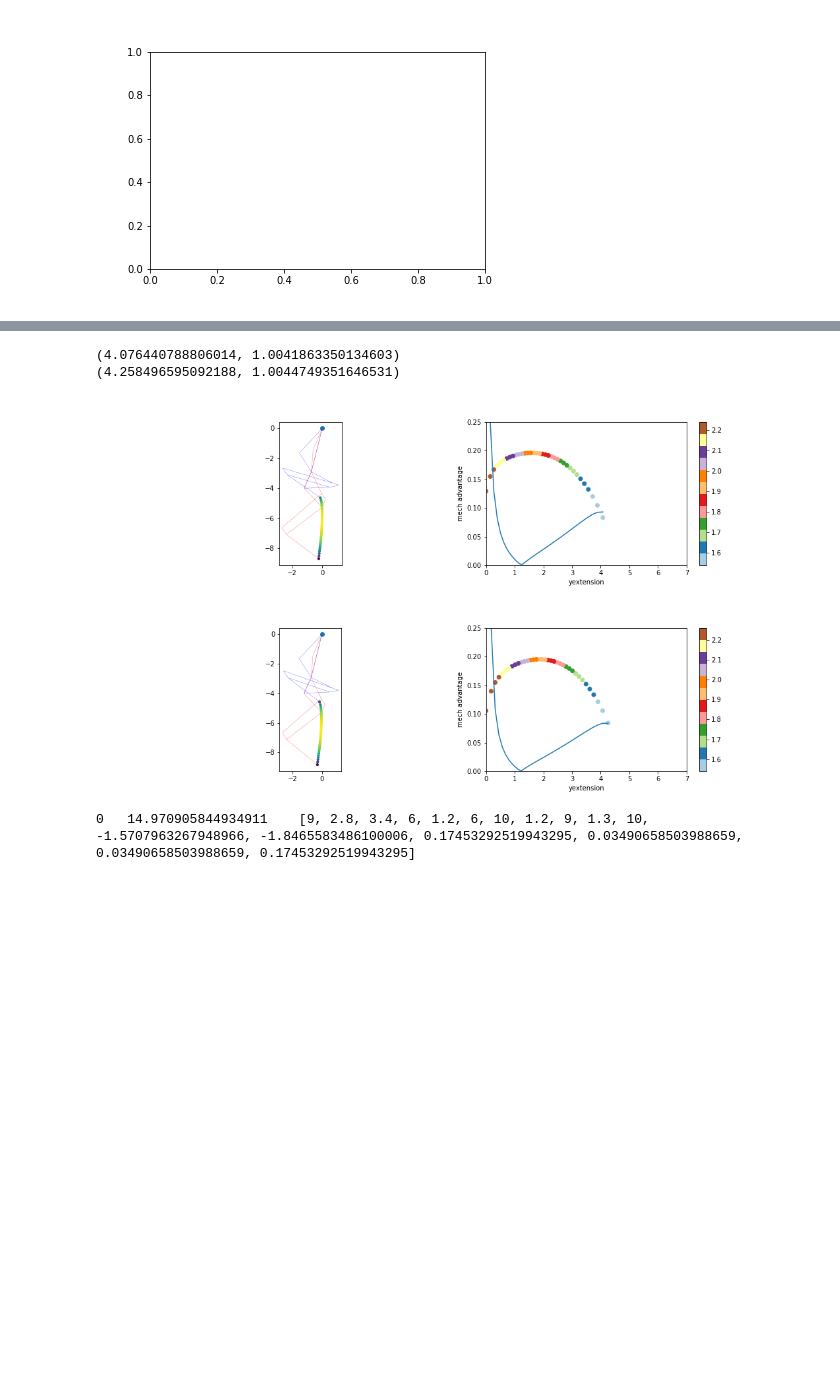
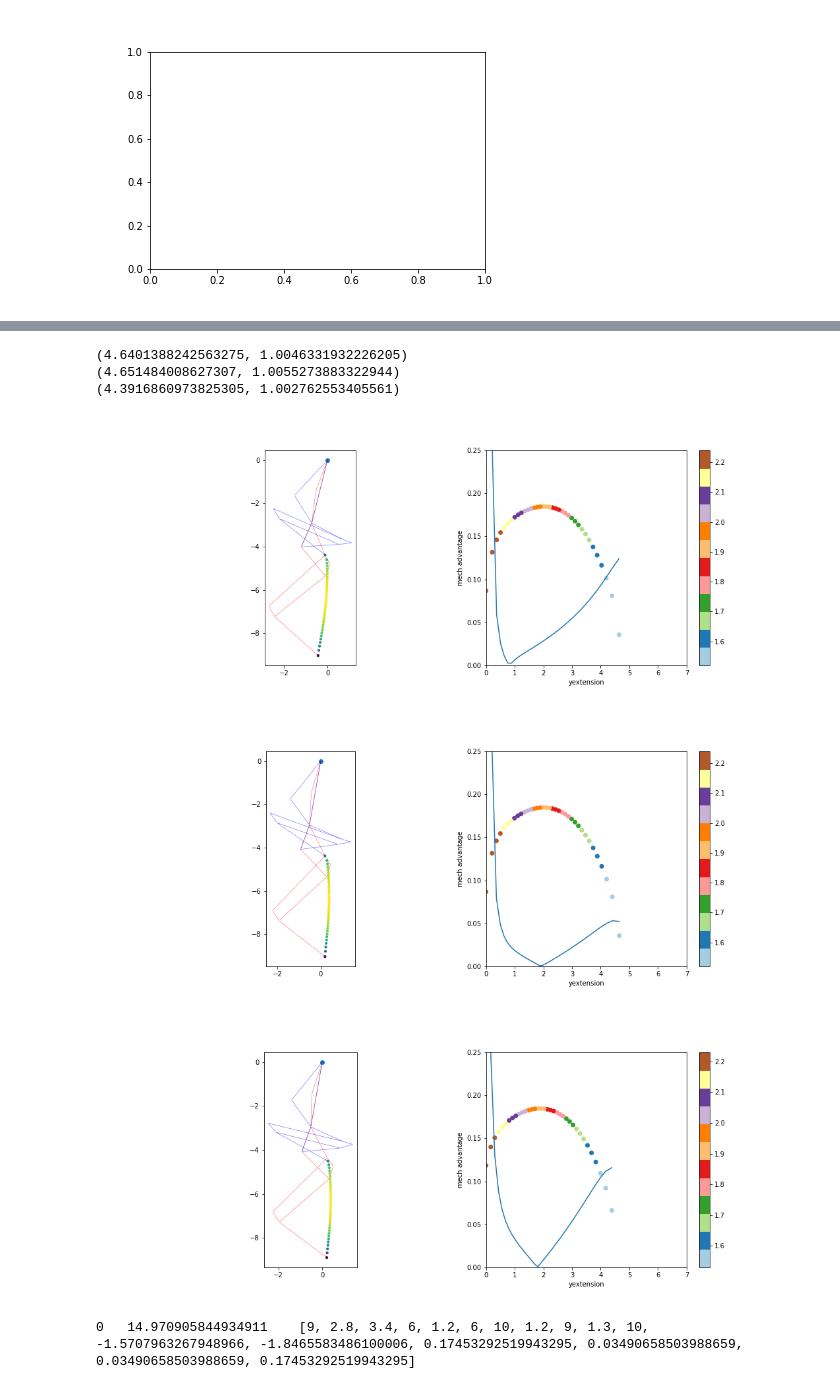
Before and after one commit to qwertpas/saltosim, a Jupyter notebook: notebooks/linkage.ipynb, the cells around one changed output, grey strips where cells are left out. Cells and saved outputs as stored; diff of their text form; code cells hidden in the pictures; blank space fills up the shorter version.

Commit message:
tuned more constants

```diff
--- a/notebooks/linkage.ipynb
+++ b/notebooks/linkage.ipynb
@@ -230,7 +230,7 @@ def plotLinks(color, alpha, ax=plt):
     return links
 # %%
 def try_config(min_Lx=4, max_Lx=8.4, step=0.1):
-    f, (ax1, ax2) = plt.subplots(1, 2, figsize=(15, 4))
+    f, (ax1, ax2) = plt.subplots(1, 2, figsize=(15, 6))
 
     ax1.scatter(0, 0)
 
@@ -328,52 +328,56 @@ def try_config(min_Lx=4, max_Lx=8.4, step=0.1):
 # %%
 # reset_link_constants()
 # print(try_config(min_Lx=1, max_Lx=3, step=0.02))
 
 reset_link_constants()
-L1 = 3
-L2 = 1.2
-L3 = 1.5
-L4 = 1.6
-L5 = 0.45
-L6 = 1.75
-L7 = 3.5
-L8 = 0.6
-L9 = 3
-L10 = 0.55
-L11 = 2.7
-theta1 = radians(-104)
-theta2 = radians(-114)
-thetaA = radians(30)
-thetaB = radians(-10)
-thetaC = radians(30)
-thetaD = radians(20)
-print(try_config(min_Lx=0.5, max_Lx=3, step=0.02))
-
-#good constants below
 reset_link_constants()
 L1 = 3
 L2 = 1.2
 L3 = 1.5
 L4 = 1.6
-L5 = 0.45
+L5 = 0.47
 L6 = 1.75
 L7 = 3.5
 L8 = 0.6
 L9 = 3
 L10 = 0.55
 L11 = 2.7
 theta1 = radians(-104)
 theta2 = radians(-114)
 thetaA = radians(30)
 thetaB = radians(-7)
 thetaC = radians(30)
 thetaD = radians(20)
 print(try_config(min_Lx=0.5, max_Lx=3, step=0.02))
+
+#good constants below
+reset_link_constants()
+L1 = 3
+L2 = 1.2
+L3 = 1.5
+L4 = 1.6
+L5 = 0.47
+L6 = 1.75
+L7 = 3.5
+L8 = 0.6
+L9 = 3
+L10 = 0.55
+L11 = 2.7
+theta1 = radians(-100)
+theta2 = radians(-110)
+thetaA = radians(30)
+thetaB = radians(-7)
+thetaC = radians(30)
+thetaD = radians(20)
+print(try_config(min_Lx=0.5, max_Lx=3, step=0.02))
+print(try_config(min_Lx=1.51, max_Lx=2.3, step=0.02))
 # %% [output]
-(4.076440788806014, 1.0041863350134603)
-(4.258496595092188, 1.0044749351646531)
+(4.6401388242563275, 1.0046331932226205)
+(4.651484008627307, 1.0055273883322944)
+(4.3916860973825305, 1.002762553405561)
-[figure, old version]
+[figure, new version]
-[figure, old version]
+[figure, new version]
+[figure, added]
 # %%
 from scipy.optimize import *
 def objective(param, info={'Nfeval':0}, min_Lx=4, max_Lx=8, step=0.05, doPlot=False):
```
Also changed, not shown: parts of 2 cells of this notebook.
